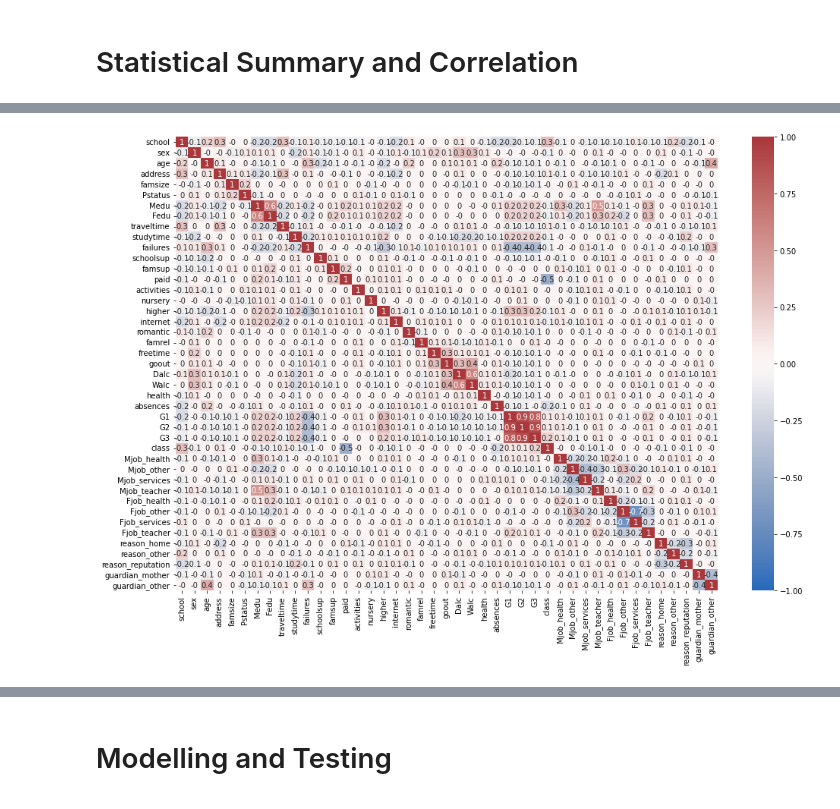
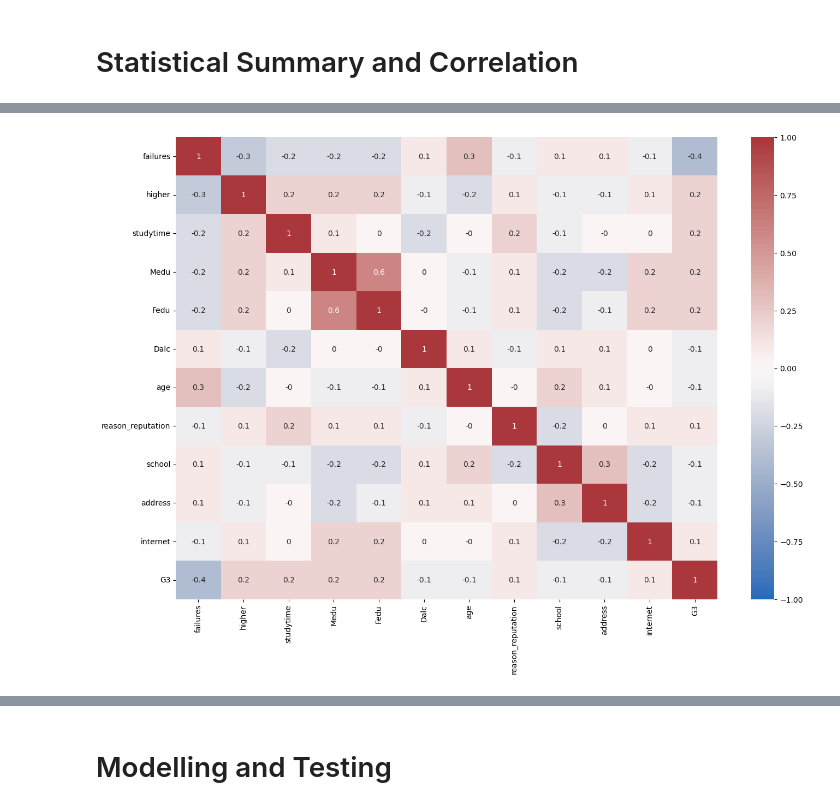
Before and after one commit to DuplexCard/F20DL-Natalia-G4, a Jupyter notebook: lab5.ipynb, the cells around one changed output, grey strips where cells are left out. Drawn from its saved outputs; the diff is of its cells as text; code cells hidden in the pictures.

```diff
--- a/lab5.ipynb
+++ b/lab5.ipynb
@@ -51,7 +51,7 @@ import matplotlib.pyplot as plt
 import seaborn as sns
 import sklearn
 # %%
-df = pd.read_csv("Data/processed_data.csv")
+df3 = pd.read_csv("Data/data3.csv")
 df4 = pd.read_csv("Data/data4.csv")
 # %% [markdown]
 # Statistical Summary and Correlation
@@ -90,11 +77,11 @@ plt.show()
 [figure]
 # %%
-corr_matrix = df.corr().round(1)
+corr_matrix = df3.corr().round(1)
 
 # Resizing the heatmap
 fig, ax = plt.subplots(figsize=(16,11))
 
 sns.heatmap(corr_matrix, annot=True, vmax=1, vmin=-1, center=0, cmap='vlag', ax=ax)
 plt.show()
 # %% [output]
-[figure, old version]
+[figure, new version]
```
Also changed, not shown: parts of 8 cells of this notebook.
